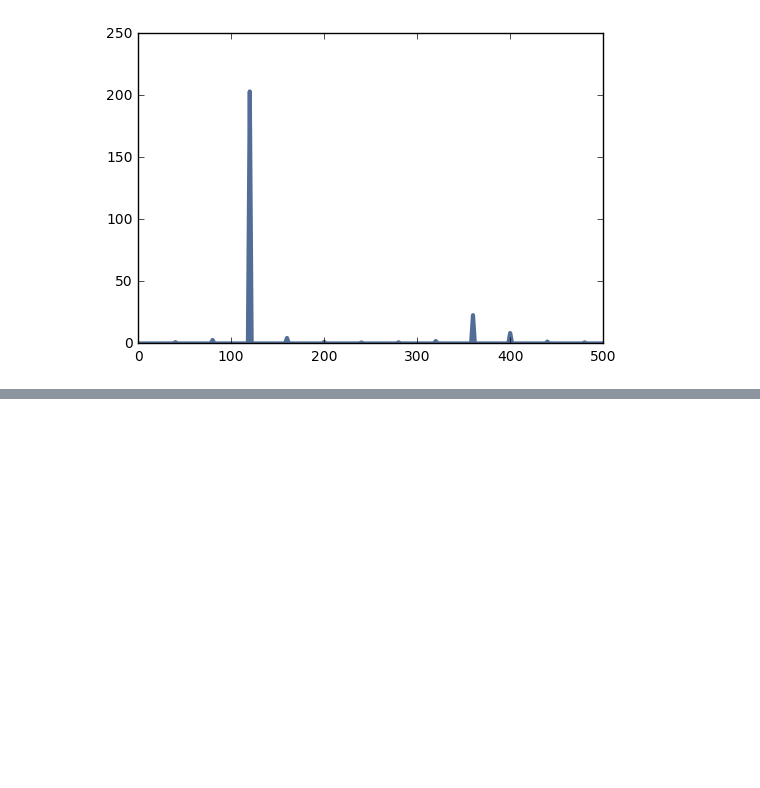
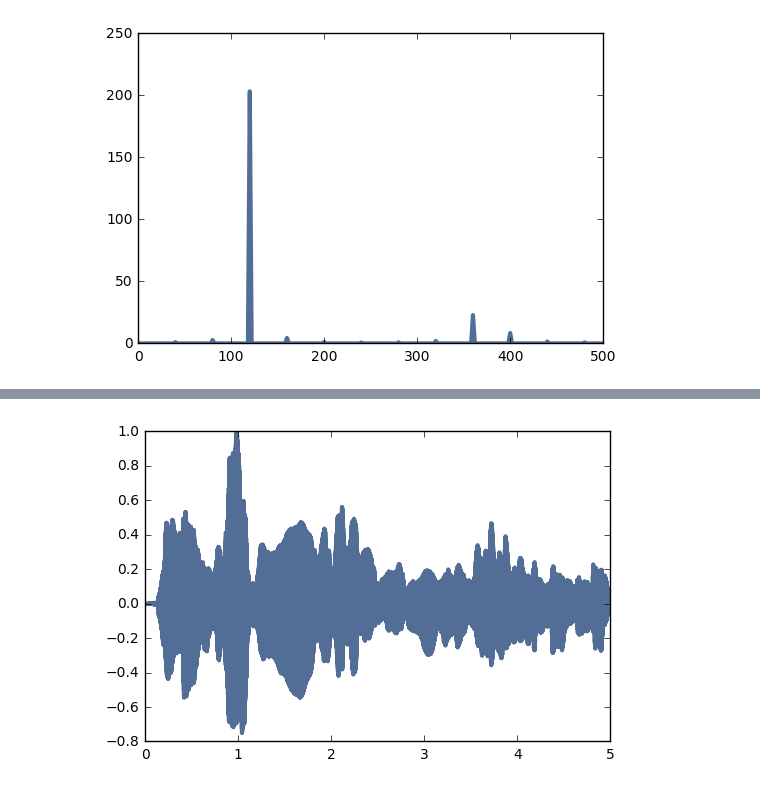
Before and after one commit to milorads/PythonBasics, a Jupyter notebook: dsp_FirstPart.ipynb, the cells around one changed output, grey strips where cells are left out. Saved outputs shown, nothing was run; the diff lists cells and outputs as text; code cells hidden in the pictures; blank space fills up the shorter version.

Commit message:
added sound processing

```diff
--- a/dsp_FirstPart.ipynb
+++ b/dsp_FirstPart.ipynb
@@ -106,0 +135,7 @@ spectrum.plot()
+# %%
+wave = thinkdsp.read_wave('violin-sound.wav')
+wave.normalize()
+wave.apodize()
+wave.plot()
+# %% [output]
+[figure, added]
```
Also changed, not shown: parts of 14 cells of this notebook, 1 other file.
